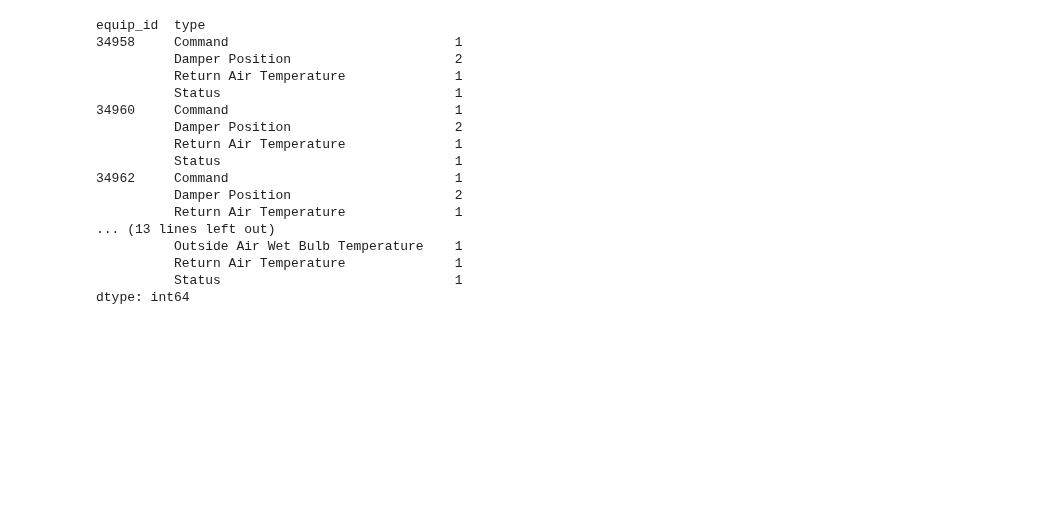
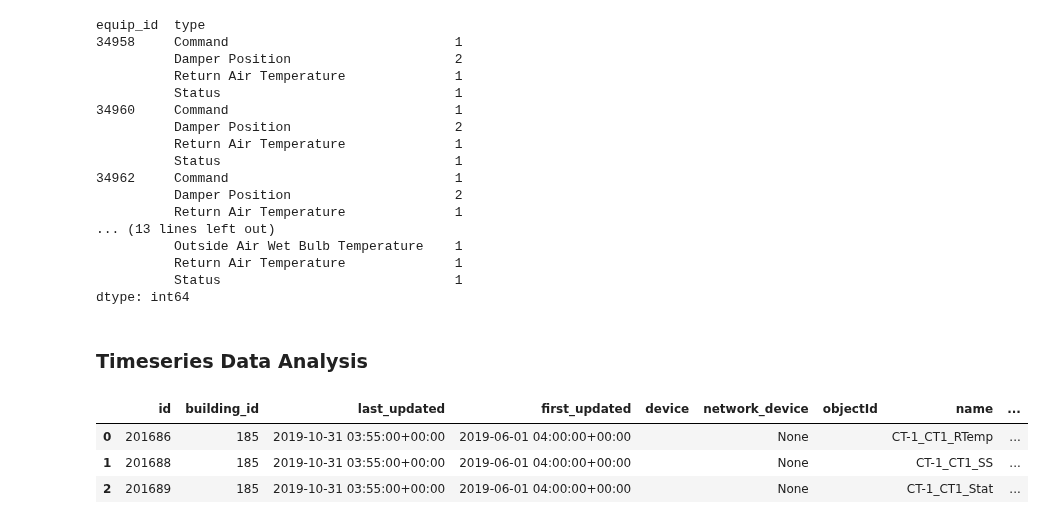
Before and after one commit to yairg98/Data-Driven-Problem-Solving, a Jupyter notebook: Assignments/FinalProjectNotebook.ipynb, the cells around one changed output. Drawn from its saved outputs; the diff is of its cells as text; code cells hidden in the pictures; blank space fills up the shorter version.

```diff
--- a/Assignments/FinalProjectNotebook.ipynb
+++ b/Assignments/FinalProjectNotebook.ipynb
@@ -330,3 +330,18 @@ equip_id  type
           Return Air Temperature              1
           Status                              1
 dtype: int64
+# %% [markdown]
+### Timeseries Data Analysis
+# %%
+from datetime import datetime, timezone
+# The starting point of Unix Time
+datetime.fromtimestamp(0, timezone.utc)
+
+result_points.first_updated = result_points.first_updated.apply(lambda x: datetime.fromtimestamp(x/1000, timezone.utc)).min()
+result_points.last_updated = result_points.last_updated.apply(lambda x: datetime.fromtimestamp(x/1000, timezone.utc)).max()
+result_points.head(3)
+# %% [output]
+|  | id | building_id | last_updated | first_updated | device | network_device | objectId | name | ... |
+| 0 | 201686 | 185 | 2019-10-31 03:55:00+00:00 | 2019-06-01 04:00:00+00:00 |  | None |  | CT-1_CT1_RTemp | ... |
+| 1 | 201688 | 185 | 2019-10-31 03:55:00+00:00 | 2019-06-01 04:00:00+00:00 |  | None |  | CT-1_CT1_SS | ... |
+| 2 | 201689 | 185 | 2019-10-31 03:55:00+00:00 | 2019-06-01 04:00:00+00:00 |  | None |  | CT-1_CT1_Stat | ... |
```
Also changed, not shown: parts of 2 cells of this notebook.
